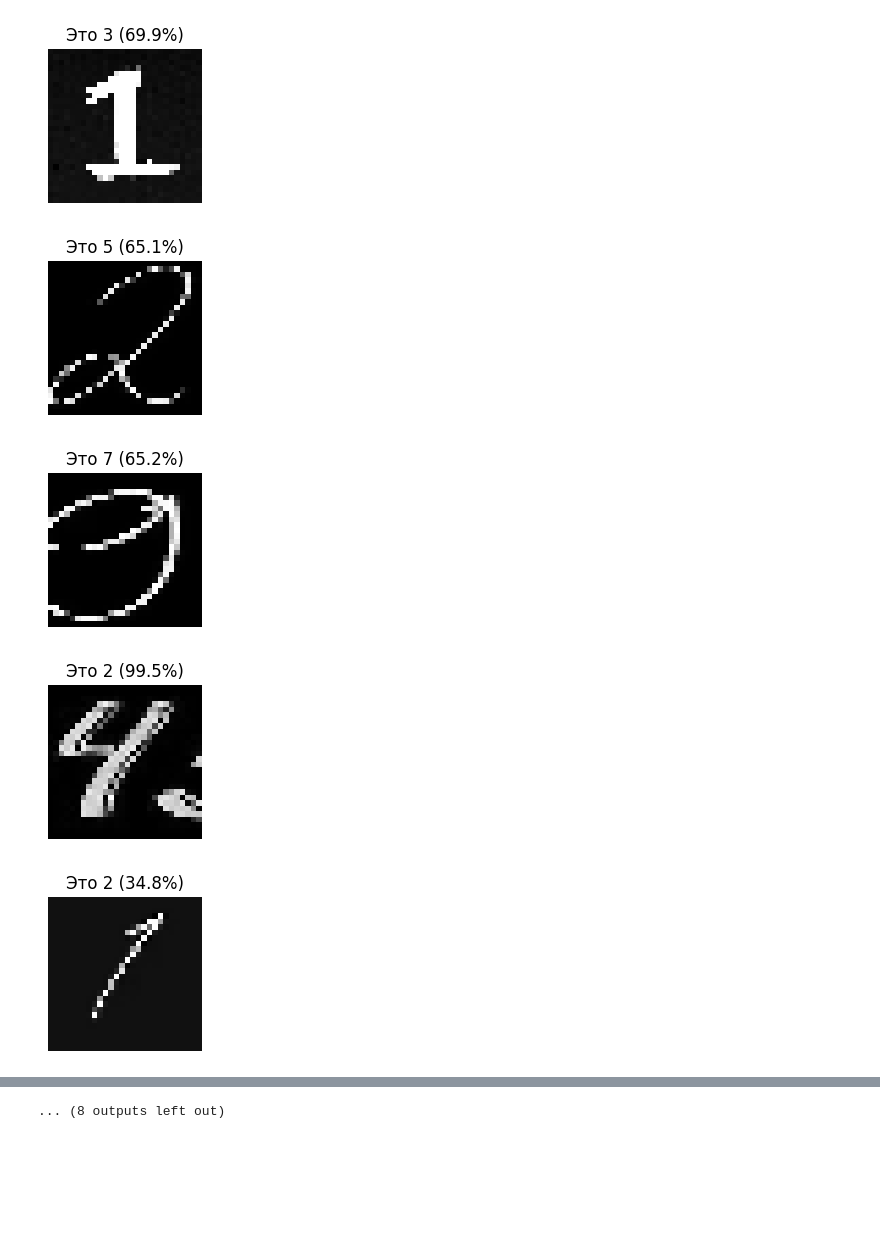
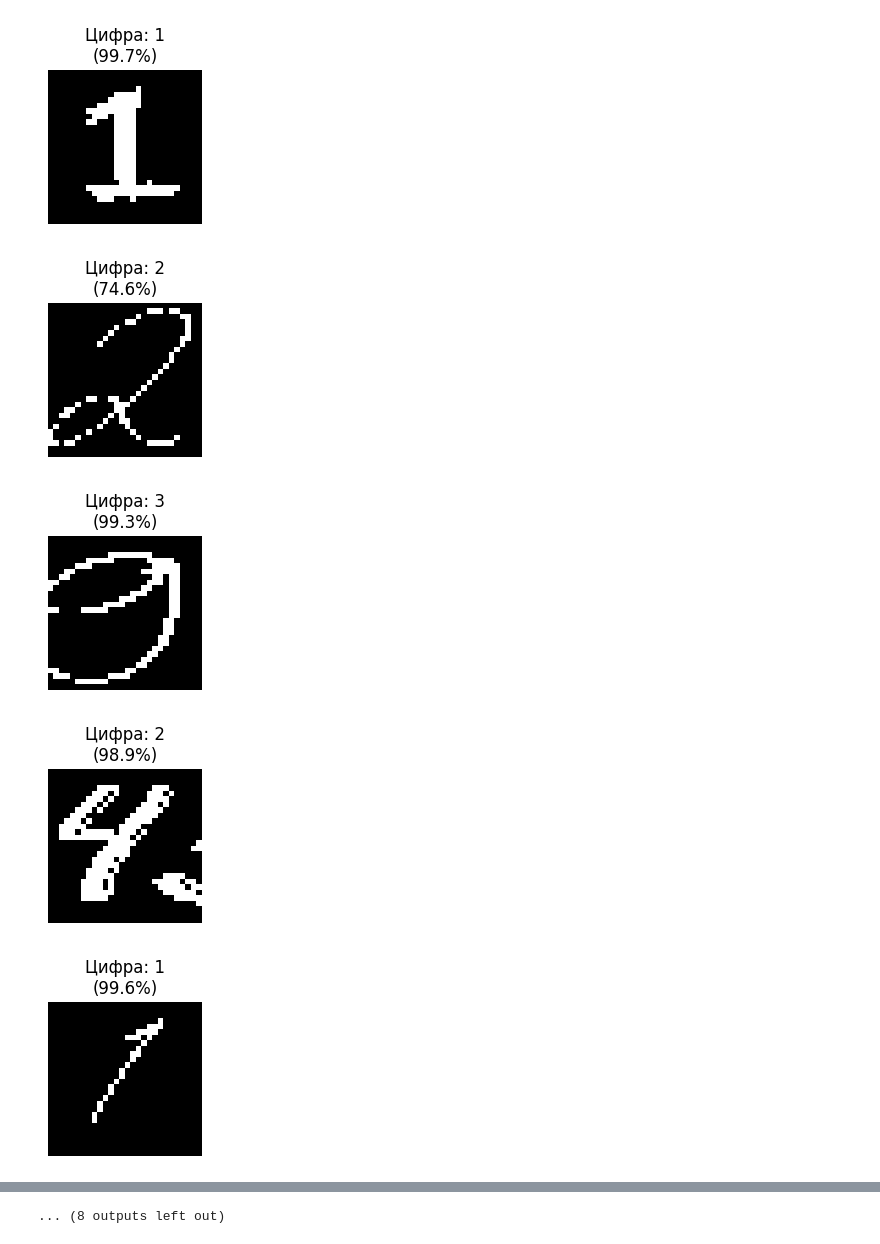
Before and after one commit to yourdisenchantment/detectnum, a Jupyter notebook: notebooks/scratchpad.ipynb, the cells around one changed output, grey strips where cells are left out. Drawn from its saved outputs; the diff is of its cells as text; code cells hidden in the pictures; blank space fills up the shorter version.

Commit message:
upgrade model

```diff
--- a/notebooks/scratchpad.ipynb
+++ b/notebooks/scratchpad.ipynb
@@ -19,10 +12,11 @@ To enable the following instructions: AVX2 AVX_VNNI FMA, in other operations, re
 # %%
 (x_train, y_train), (x_test, y_test) = mnist.load_data()
 
-# Нормализация (приводим значения пикселей к диапазону 0..1)
 x_train = x_train / 255.0
 x_test = x_test / 255.0
 
-print(f"Размер обучающей выборки: {x_train.shape}")
-print(f"Размер тестовой выборки: {x_test.shape}")
+x_train = x_train.reshape(-1, 28, 28, 1)
+x_test = x_test.reshape(-1, 28, 28, 1)
+
+print(f"Форма данных для обучения: {x_train.shape}")
 # %% [output]
@@ -33,9 +24,15 @@ Downloading data from https://storage.googleapis.com/tensorflow/tf-keras-dataset
 # %%
 model = Sequential(
     [
-        Flatten(input_shape=(28, 28)),
-        Dense(128, activation="relu"),
-        Dropout(0.2),
+        # Первый слой свертки: ищет простые элементы (линии, углы)
+        Conv2D(32, (3, 3), activation="relu", input_shape=(28, 28, 1)),
+        MaxPooling2D((2, 2)),  # Уменьшает картинку в 2 раза, оставляя главное
+        # Второй слой свертки: ищет сложные элементы (дуги, петли)
+        Conv2D(64, (3, 3), activation="relu"),
+        MaxPooling2D((2, 2)),
+        Flatten(),
+        Dense(64, activation="relu"),
+        Dropout(0.5),
         Dense(10, activation="softmax"),
     ]
 )
@@ -70,4 +71,9 @@ Model: "sequential"
 # %%
 # Обучаем 10 эпох, 10% данных отщипываем для валидации
-history = model.fit(x_train, y_train, epochs=10, validation_split=0.1)
+history = model.fit(
+    x_train,
+    y_train,
+    epochs=7,
+    validation_split=0.1,
+)
 # %% [output]
@@ -118,43 +118,42 @@ plt.show()
 # %%
 folder_path = "../attachments"
 
 if os.path.exists(folder_path):
     files = [
         f
         for f in os.listdir(folder_path)
         if f.lower().endswith((".png", ".jpg", ".jpeg"))
     ]
 
-    if not files:
-        print("В папке attachments нет картинок.")
-
     for filename in files:
         path = os.path.join(folder_path, filename)
+
         img = load_img(path, color_mode="grayscale", target_size=(28, 28))
         img_array = img_to_array(img)
 
-        # Если средняя яркость > 100, считаем, что фон белый
         if np.mean(img_array) > 100:
             img_array = 255.0 - img_array
 
+        img_array[img_array < 50] = 0  # Шумы убираем
+        img_array[img_array > 50] = 255  # Слабые линии делаем жирными
+
         model_input = img_array / 255.0
-        model_input = np.expand_dims(model_input, axis=0)
+        model_input = model_input.reshape(1, 28, 28, 1)
 
         prediction = model.predict(model_input, verbose=0)
         predicted_digit = np.argmax(prediction)
         confidence = np.max(prediction) * 100
 
         plt.figure(figsize=(2, 2))
         plt.imshow(img_array.reshape(28, 28), cmap="gray")
-        plt.title(f"Это {predicted_digit} ({confidence:.1f}%)")
+        plt.title(f"Цифра: {predicted_digit}\n({confidence:.1f}%)")
         plt.axis("off")
         plt.show()
-
 else:
-    print(f"Папка {folder_path} не найдена. Проверь структуру проекта.")
+    print("Папка не найдена")
 # %% [output]
-[figure, old version]
+[figure, new version]
-[figure, old version]
+[figure, new version]
-[figure, old version]
+[figure, new version]
-[figure, old version]
+[figure, new version]
-[figure, old version]
+[figure, new version]
```
Also changed, not shown: parts of 6 cells of this notebook.
